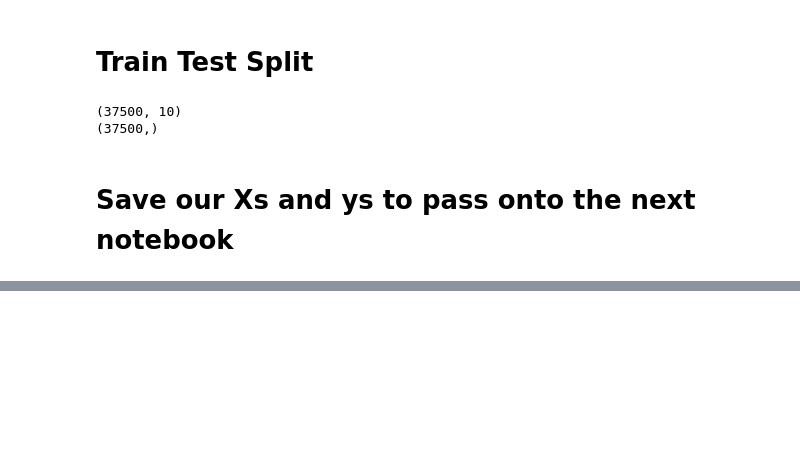
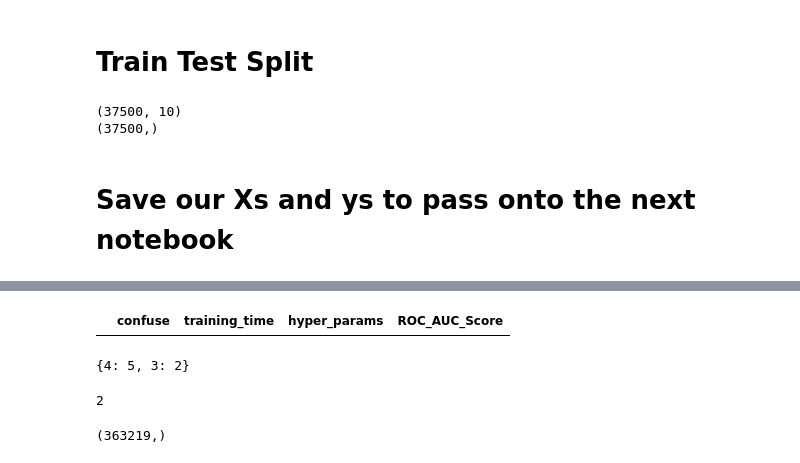
Before and after one commit to Prathmun/Sentiment-Capstone, a Jupyter notebook: Pre-processing.ipynb, the cells around one changed output, grey strips where cells are left out. Saved outputs shown, nothing was run; the diff lists cells and outputs as text; code cells hidden in the pictures; blank space fills up the shorter version.

```diff
--- a/Pre-processing.ipynb
+++ b/Pre-processing.ipynb
@@ -291,0 +564,2 @@ pickle.dump(y_test, open("y_test", 'wb'))
+# %%
+accumulator = pd.DataFrame(columns=['confuse', 'training_time', 'hyper_params', 'ROC_AUC_Score'])
@@ -291,0 +571,4 @@ pickle.dump(y_test, open("y_test", 'wb'))
+# %%
+accumulator
+# %% [output]
+|  | confuse | training_time | hyper_params | ROC_AUC_Score |
@@ -291,0 +577,8 @@ pickle.dump(y_test, open("y_test", 'wb'))
+# %%
+test
+# %% [output]
+{4: 5, 3: 2}
+# %%
+len(test)
+# %% [output]
+2
@@ -291,0 +587,4 @@ pickle.dump(y_test, open("y_test", 'wb'))
+# %%
+y.shape
+# %% [output]
+(363219,)
```
Also changed, not shown: parts of 89 cells of this notebook, 2 other files.
